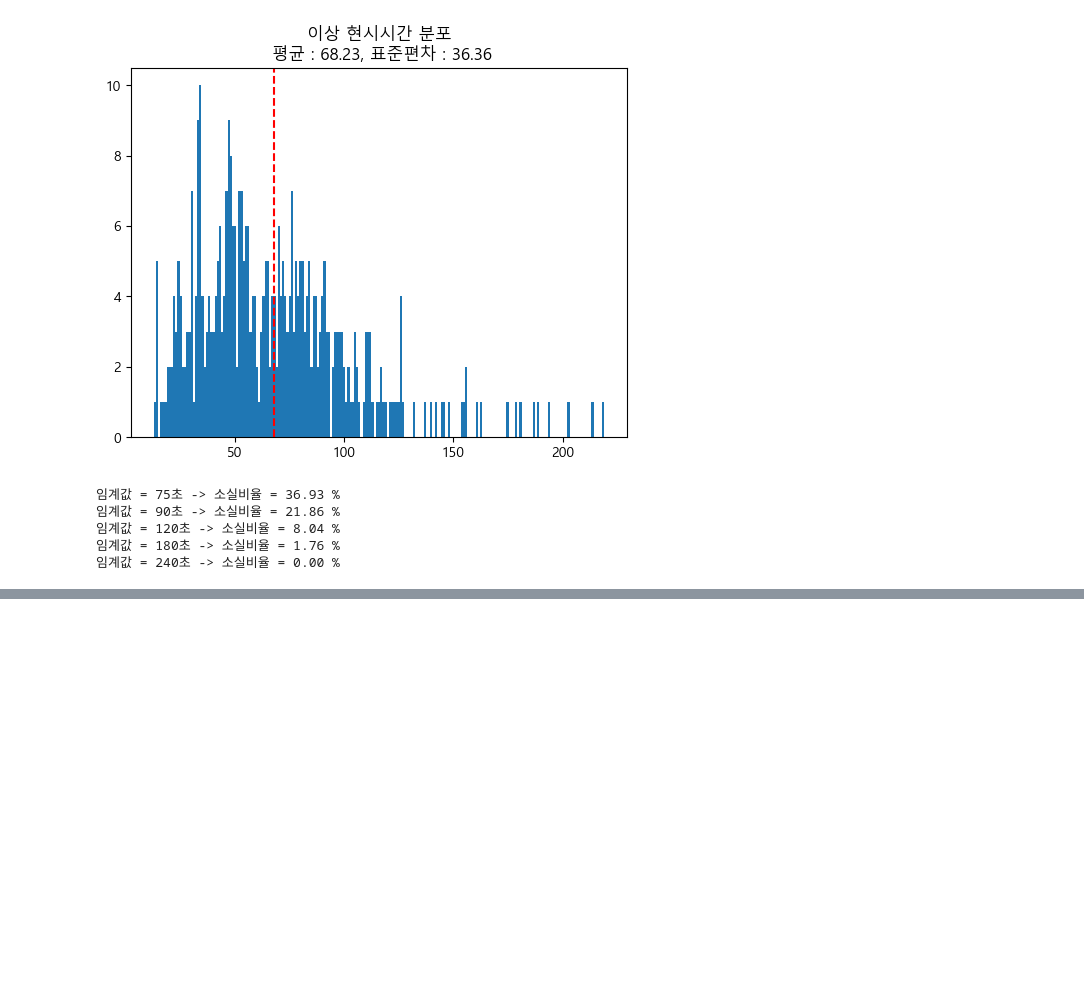
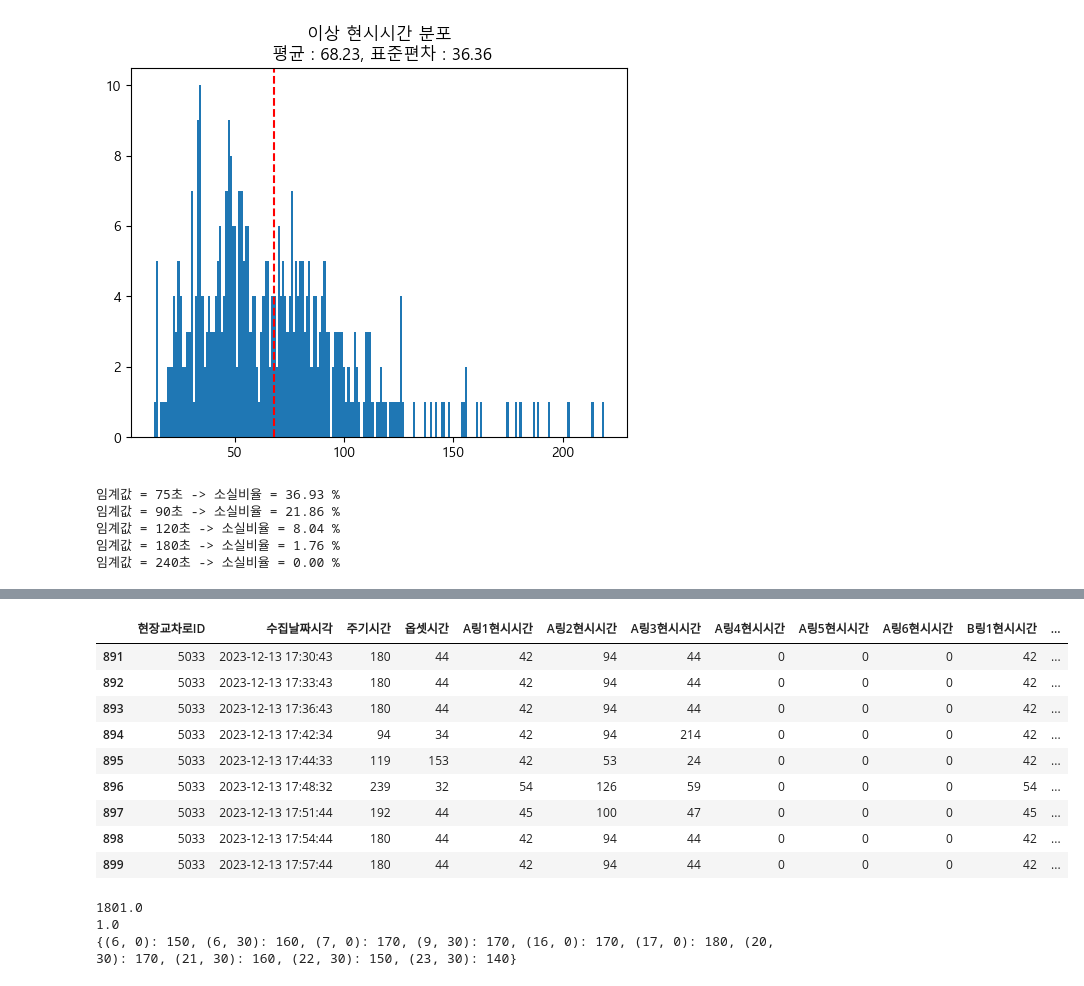
Before and after one commit to govin08/travail, a Jupyter notebook: 1217_analyze_history.ipynb, the cells around one changed output, grey strips where cells are left out. Saved outputs shown, nothing was run; the diff lists cells and outputs as text; code cells hidden in the pictures; blank space fills up the shorter version.

```diff
--- a/1217_analyze_history.ipynb
+++ b/1217_analyze_history.ipynb
@@ -628,0 +657,24 @@ for inter_no in inter_nos:
+# %%
+inter_no = 5033
+j = 2
+cycle = 180
+with pd.option_context('display.max_rows', None, 'display.max_columns', None):
+    display(infos['missing_dfs'][inter_no][j])
+sum_of_durations = infos['missing_dfs'][inter_no][j].시간차이.sum()
+print(sum_of_durations)
+print(sum_of_durations % cycle)
+print(infos['cycles'][inter_no])
+# %% [output]
+|  | 현장교차로ID | 수집날짜시각 | 주기시간 | 옵셋시간 | A링1현시시간 | A링2현시시간 | A링3현시시간 | A링4현시시간 | A링5현시시간 | A링6현시시간 | B링1현시시간 | ... |
+| 891 | 5033 | 2023-12-13 17:30:43 | 180 | 44 | 42 | 94 | 44 | 0 | 0 | 0 | 42 | ... |
+| 892 | 5033 | 2023-12-13 17:33:43 | 180 | 44 | 42 | 94 | 44 | 0 | 0 | 0 | 42 | ... |
+| 893 | 5033 | 2023-12-13 17:36:43 | 180 | 44 | 42 | 94 | 44 | 0 | 0 | 0 | 42 | ... |
+| 894 | 5033 | 2023-12-13 17:42:34 | 94 | 34 | 42 | 94 | 214 | 0 | 0 | 0 | 42 | ... |
+| 895 | 5033 | 2023-12-13 17:44:33 | 119 | 153 | 42 | 53 | 24 | 0 | 0 | 0 | 42 | ... |
+| 896 | 5033 | 2023-12-13 17:48:32 | 239 | 32 | 54 | 126 | 59 | 0 | 0 | 0 | 54 | ... |
+| 897 | 5033 | 2023-12-13 17:51:44 | 192 | 44 | 45 | 100 | 47 | 0 | 0 | 0 | 45 | ... |
+| 898 | 5033 | 2023-12-13 17:54:44 | 180 | 44 | 42 | 94 | 44 | 0 | 0 | 0 | 42 | ... |
+| 899 | 5033 | 2023-12-13 17:57:44 | 180 | 44 | 42 | 94 | 44 | 0 | 0 | 0 | 42 | ... |
+1801.0
+1.0
+{(6, 0): 150, (6, 30): 160, (7, 0): 170, (9, 30): 170, (16, 0): 170, (17, 0): 180, (20, 30): 170, (21, 30): 160, (22, 30): 150, (23, 30): 140}
```
Also changed, not shown: parts of 13 cells of this notebook.
